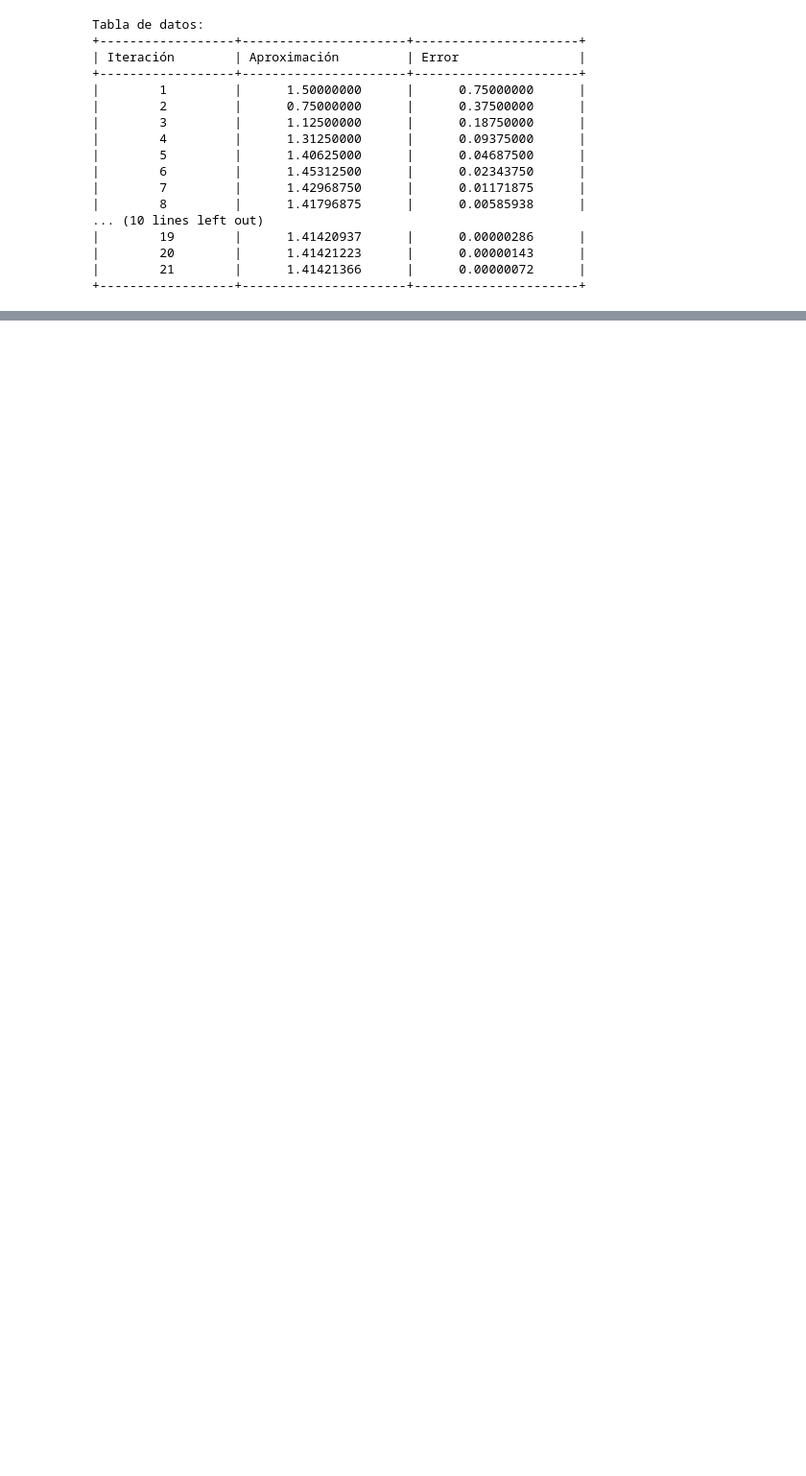
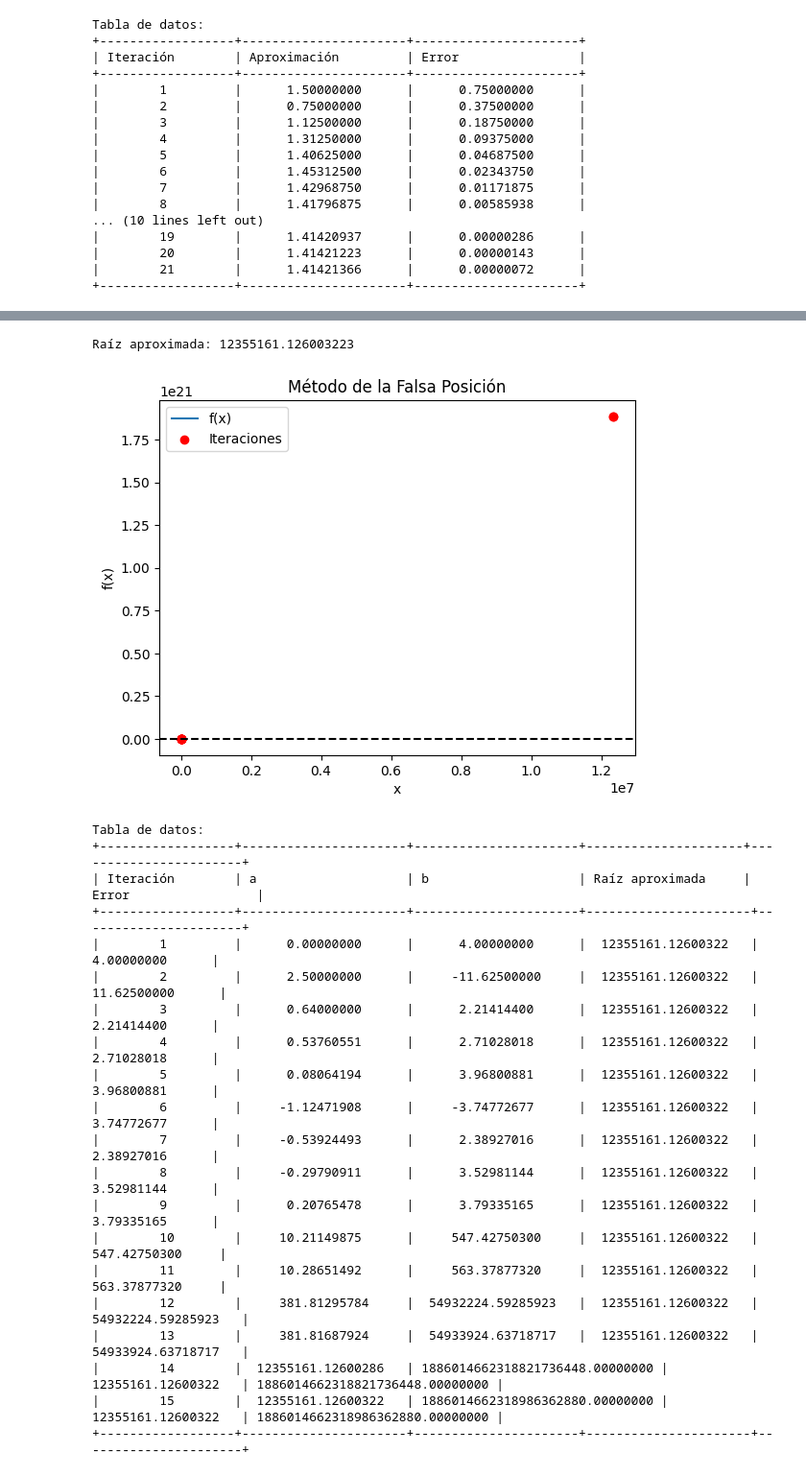
Before and after one commit to danielapavas/Optimizacion, a Jupyter notebook: Metodo_de_bisección.ipynb, the cells around one changed output, grey strips where cells are left out. Shown: that part at 96% size. Drawn from its saved outputs; the diff is of its cells as text; code cells hidden in the pictures; blank space fills up the shorter version.

```diff
--- a/Metodo_de_bisección.ipynb
+++ b/Metodo_de_bisección.ipynb
@@ -124,0 +205,79 @@ x       y               f(x)       error
+# %%
+def falsaPosicion(funcion, a, b, tolerancia, maximo):
+    x_valor = [a, b]
+    y_valor = [funcion(a), funcion(b)]
+
+    for i in range(maximo):
+        x_nuevo = (a * y_valor[-1] - b * y_valor[-2]) / (y_valor[-1] - y_valor[-2])
+        y_nuevo = funcion(x_nuevo)
+
+        x_valor.append(x_nuevo)
+        y_valor.append(y_nuevo)
+
+        if y_nuevo == 0 or abs(x_valor[-1] - x_valor[-2]) < tolerancia:
+            break
+        elif y_valor[-1] * y_valor[-2] < 0:
+            b = x_nuevo
+        else:
+            a = x_nuevo
+
+    root = x_valor[-1]
+    return root, x_valor, y_valor
+
+# Función de ejemplo
+def ejemplo(x):
+    return x**3 - 5*x**2 + 4
+
+a = 0.0
+b = 2.5
+tolerancia = 1e-6
+maximo = 100
+
+root, x_valor, y_valor = falsaPosicion(ejemplo, a, b, tolerancia, maximo)
+print("Raíz aproximada:", root)
+
+# Crear gráfica
+x_rango = np.linspace(a, b, 400)
+y_rango = ejemplo(x_rango)
+
+plt.plot(x_rango, y_rango, label='f(x)')
+plt.scatter(x_valor, y_valor, color='red', label='Iteraciones')
+plt.axhline(y=0, color='black', linestyle='--')
+plt.xlabel('x')
+plt.ylabel('f(x)')
+plt.legend()
+plt.title('Método de la Falsa Posición')
+plt.show()
+
+# Crear tabla de datos
+error = np.abs(np.array(y_valor))
+print("\nTabla de datos:")
+print("+------------------+----------------------+----------------------+---------------------+-----------------------+")
+print("| Iteración        | a                    | b                    | Raíz aproximada     | Error                 |")
+print("+------------------+----------------------+----------------------+----------------------+----------------------+")
+for i in range(len(x_valor)):
+    print(f"| {i+1:^16} | {x_valor[i]:^20.8f} | {y_valor[i]:^20.8f} | {root:^20.8f} | {error[i]:^20.8f} |")
+print("+------------------+----------------------+----------------------+----------------------+----------------------+")
+# %% [output]
+Raíz aproximada: 12355161.126003223
+[figure, added]
+Tabla de datos:
++------------------+----------------------+----------------------+---------------------+-----------------------+
+| Iteración        | a                    | b                    | Raíz aproximada     | Error                 |
++------------------+----------------------+----------------------+----------------------+----------------------+
+|        1         |      0.00000000      |      4.00000000      |  12355161.12600322   |      4.00000000      |
+|        2         |      2.50000000      |     -11.62500000     |  12355161.12600322   |     11.62500000      |
+|        3         |      0.64000000      |      2.21414400      |  12355161.12600322   |      2.21414400      |
+|        4         |      0.53760551      |      2.71028018      |  12355161.12600322   |      2.71028018      |
+|        5         |      0.08064194      |      3.96800881      |  12355161.12600322   |      3.96800881      |
+|        6         |     -1.12471908      |     -3.74772677      |  12355161.12600322   |      3.74772677      |
+|        7         |     -0.53924493      |      2.38927016      |  12355161.12600322   |      2.38927016      |
+|        8         |     -0.29790911      |      3.52981144      |  12355161.12600322   |      3.52981144      |
+|        9         |      0.20765478      |      3.79335165      |  12355161.12600322   |      3.79335165      |
+|        10        |     10.21149875      |     547.42750300     |  12355161.12600322   |     547.42750300     |
+|        11        |     10.28651492      |     563.37877320     |  12355161.12600322   |     563.37877320     |
+|        12        |     381.81295784     |  54932224.59285923   |  12355161.12600322   |  54932224.59285923   |
+|        13        |     381.81687924     |  54933924.63718717   |  12355161.12600322   |  54933924.63718717   |
+|        14        |  12355161.12600286   | 1886014662318821736448.00000000 |  12355161.12600322   | 1886014662318821736448.00000000 |
+|        15        |  12355161.12600322   | 1886014662318986362880.00000000 |  12355161.12600322   | 1886014662318986362880.00000000 |
++------------------+----------------------+----------------------+----------------------+----------------------+
```
Also changed, not shown: parts of 10 cells of this notebook.
